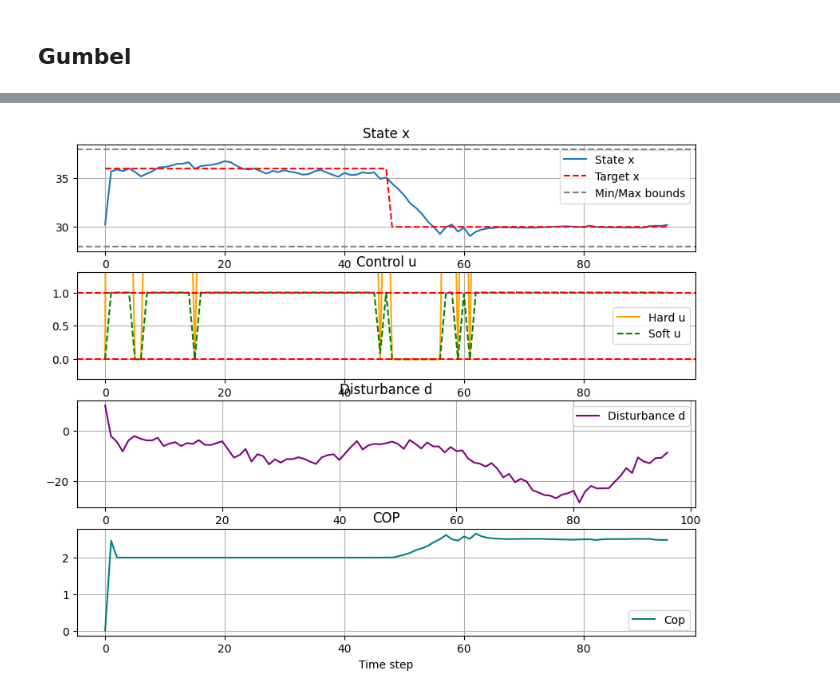
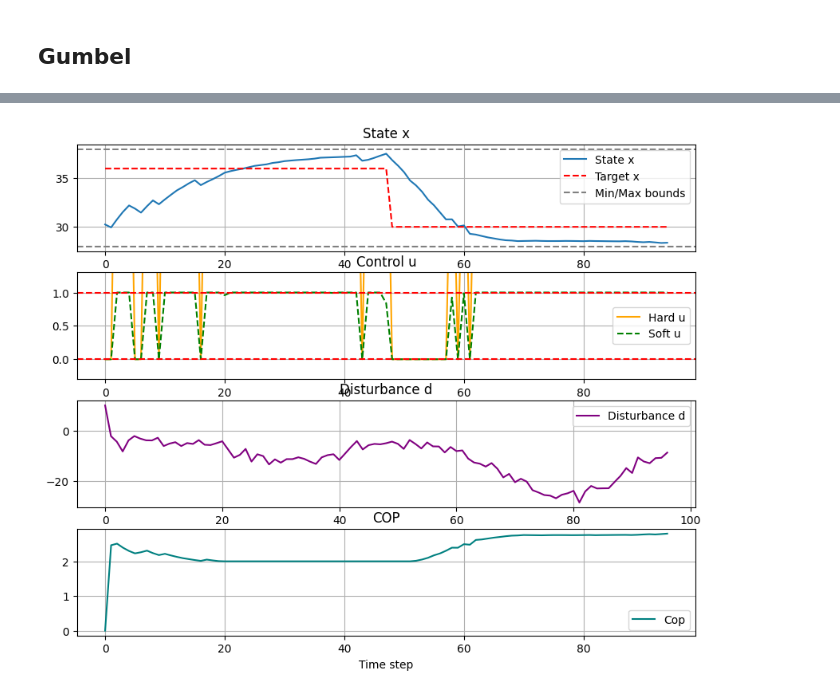
Before and after one commit to nicolas-kirsch/categorical-PB, a Jupyter notebook: heatpump_gumbel_nonlinear.ipynb, the cells around one changed output, grey strips where cells are left out. Cells and saved outputs as stored; diff of their text form; code cells hidden in the pictures.

Commit message:
Tariff optimization

```diff
--- a/heatpump_gumbel_nonlinear.ipynb
+++ b/heatpump_gumbel_nonlinear.ipynb
@@ -272,8 +275,10 @@ class Loss():
 class Controller_Gumbel(nn.Module):
     def __init__(self,xbase = 1.0,dbase = 1,umin = 2, umax = 6):
         super().__init__()
+
+        n_in = 4
         self.net = nn.Sequential(
-            nn.Linear(3, 32),
+            nn.Linear(n_in, 32),
             nn.ReLU(),
             nn.Linear(32, 32),
             nn.ReLU(),
@@ -286,18 +291,18 @@ class Controller_Gumbel(nn.Module):
         self.umax = umax
 
         self.net_c = nn.Sequential(
-            nn.Linear(3, 32),
+            nn.Linear(n_in, 32),
             nn.ReLU(),
             nn.Linear(32, 32),
             nn.ReLU(),
             nn.Linear(32, 1)  # output logit
         )
 
-    def forward(self, x,d,x_ref, tau=1.0, hard=False):
+    def forward(self, x,d,x_ref,tariff, tau=1.0, hard=False):
         x = x/self.xbase
         x_ref = x_ref/self.xbase
         d = d/self.dbase
-        input = torch.cat((x,d,x_ref), dim=2)
+        input = torch.cat((x,d,x_ref,tariff), dim=2)
 
         logits = self.net(input)
 
@@ -345,7 +350,12 @@ t = torch.arange(horizon-1).view(1, horizon-1, 1)
 umin = 4
 umax = 24
 
+alpha_low = 100
+alpha_high = 30
 
+high = [1]*48
+low = [6]*47
+tariff = torch.tensor(high+low).view(1,len(high+low),1).expand(nb,len(high+low),1)
 
 data = Dataset(x0, horizon,x_min,x_max)
 d = data.generate_data()
@@ -362,14 +372,14 @@ dbase = torch.max(torch.abs(d[:,1:,:])).item()
 
 
 
-sys = System(x0,x_target,horizon,h,umin=umin, umax=umax)
+sys = System(x0,x_target,tariff,horizon,h,umin=umin, umax=umax)
 
 
 controller = Controller_Gumbel(xbase = x_max, dbase = 3, umin=umin, umax=umax)
 
 loss_fn = Loss(R=0.0, u_min=0.0, u_max=0.0, x_min=x_min, x_max=x_max,x_ref=x_target,
-    alpha_xl=10.0, alpha_xh=10.0,
-    peak=False
+    alpha_xl=alpha_low, alpha_xh=alpha_high,
+    peak=True, tariff=tariff[0:1,:,:]
 )
 
 tau_0 = 1.0
@@ -392,8 +402,8 @@ for epoch in range(num_epochs):
     #tau = 0.1
     xs, us = sys.rollout(controller, tau = tau,d = d, hard = False, neural = True)
 
-    loss = torch.mean((xs - x_target)**2)
-    #loss = loss_fn.forward(xs, us)
+    #loss = torch.mean((xs - x_target)**2)
+    loss = loss_fn.forward(xs, us)
     loss.backward()
     optimizer.step()
 
@@ -463,4 +473,4 @@ Test Loss: 0.9571
-[figure, old version]
+[figure, new version]
 # %%
 fig, ax = plt.subplots(3,1, figsize=(10,10))
 for i in range(80):
```
Also changed, not shown: parts of 5 cells of this notebook.
